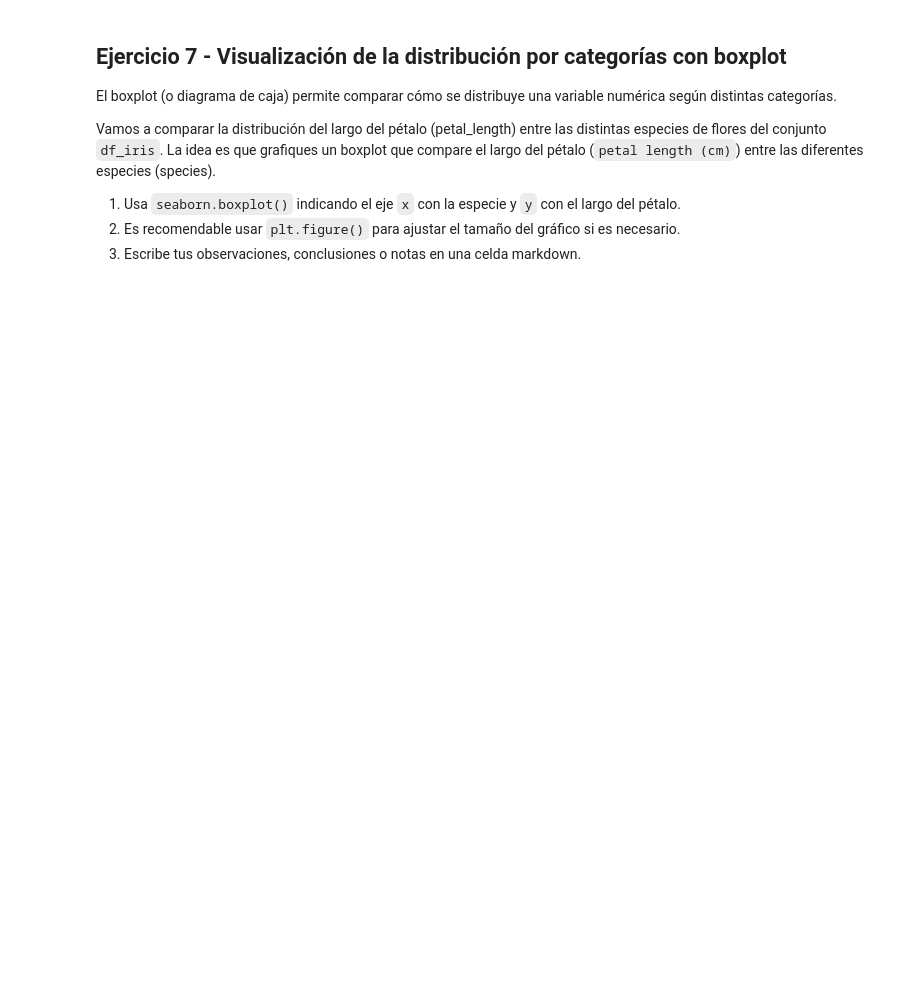
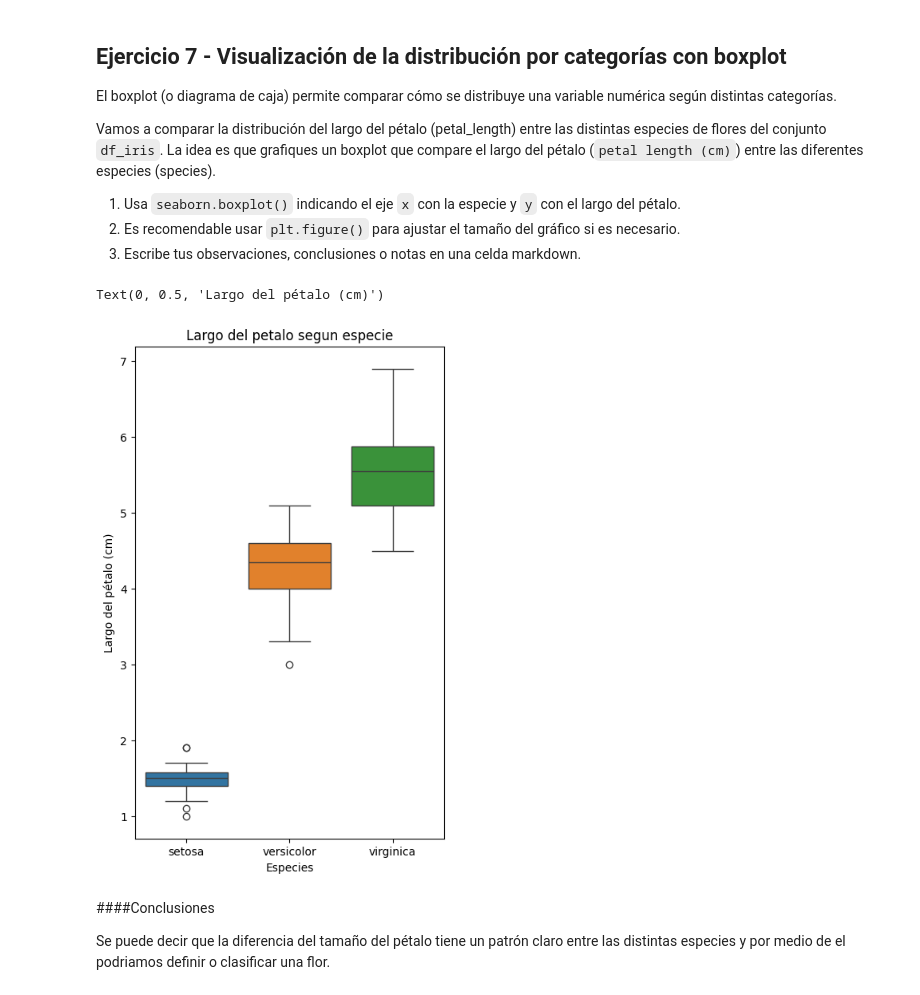
Before and after one commit to 4GeeksAcademy/AnthonnyMal-visualizacion, a Jupyter notebook: notebook/03-project-visualization.ipynb, the cells around one changed output. Cells and saved outputs as stored; diff of their text form; code cells hidden in the pictures; blank space fills up the shorter version.

```diff
--- a/notebook/03-project-visualization.ipynb
+++ b/notebook/03-project-visualization.ipynb
@@ -312,4 +329,15 @@ Vamos a comparar la distribución del largo del pétalo (petal_length) entre las
 2. Es recomendable usar `plt.figure()` para ajustar el tamaño del gráfico si es necesario.
 3. Escribe tus observaciones, conclusiones o notas en una celda markdown.
 # %%
-# Tu código
+plt.figure(figsize=(5,8))
+sns.boxplot(x='species', y='petal length (cm)', hue='species', data=df_iris)
+plt.title('Largo del petalo segun especie')
+plt.xlabel('Especies')
+plt.ylabel('Largo del pétalo (cm)')
+# %% [output]
+Text(0, 0.5, 'Largo del pétalo (cm)')
+[figure, added]
+# %% [markdown]
+####Conclusiones
+
+Se puede decir que la diferencia del tamaño del pétalo tiene un patrón claro entre las distintas especies y por medio de el podriamos definir o clasificar una flor.
```
Also changed, not shown: parts of 5 cells of this notebook.
